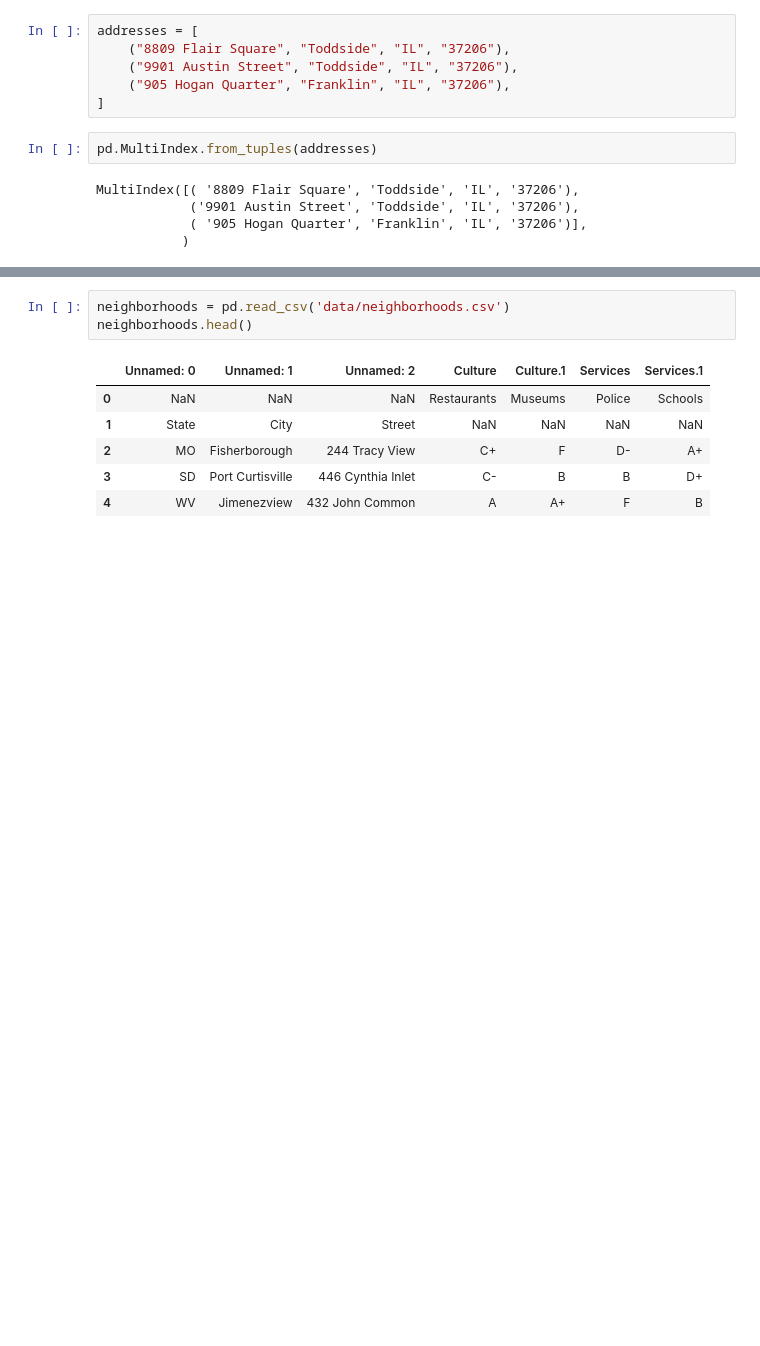
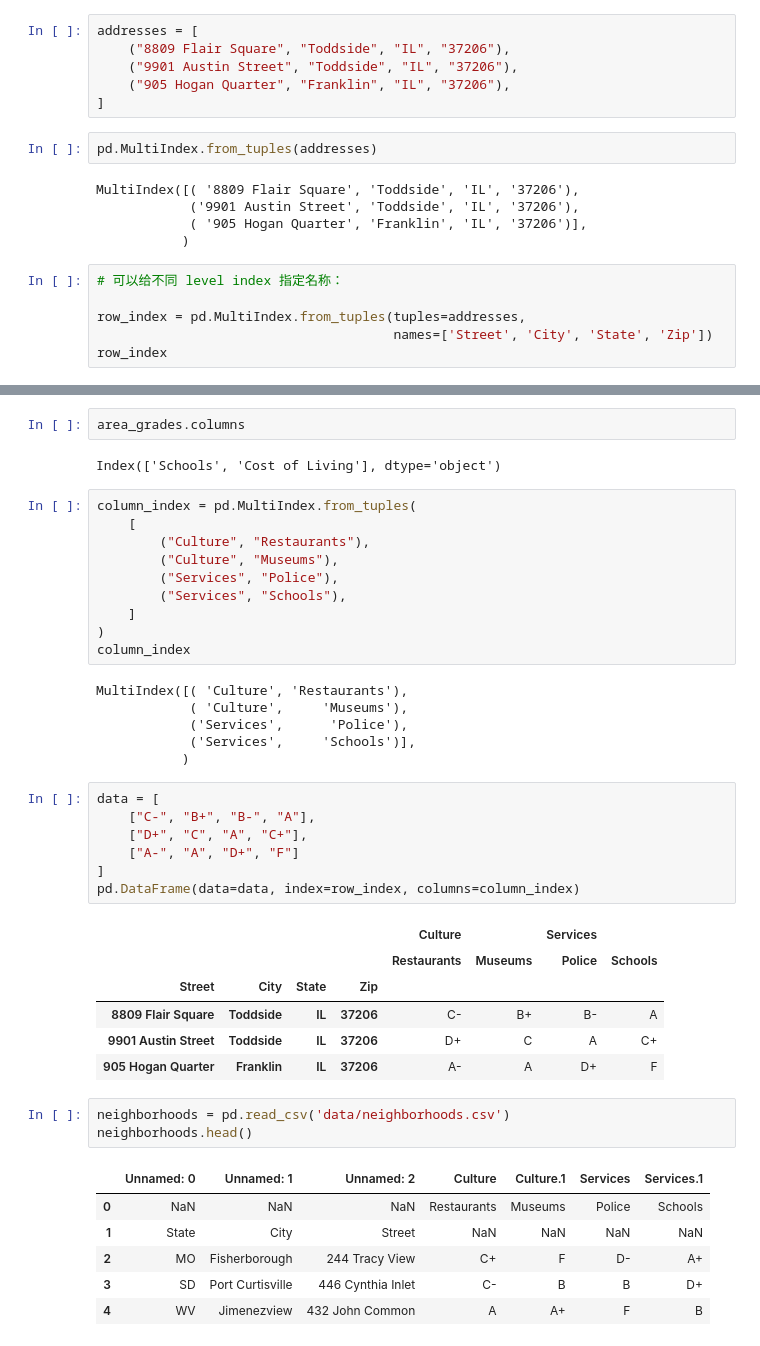
Before and after one commit to jiaweiM/python-note, a Jupyter notebook: src/pandas_test/multiindex_demo.ipynb, the cells around one changed output, grey strips where cells are left out. Drawn from its saved outputs; the diff is of its cells as text; blank space fills up the shorter version.

```diff
--- a/src/pandas_test/multiindex_demo.ipynb
+++ b/src/pandas_test/multiindex_demo.ipynb
@@ -13,3 +13,9 @@ MultiIndex([( '8809 Flair Square', 'Toddside', 'IL', '37206'),
             ('9901 Austin Street', 'Toddside', 'IL', '37206'),
             ( '905 Hogan Quarter', 'Franklin', 'IL', '37206')],
            )
+# %%
+# 可以给不同 level index 指定名称：
+
+row_index = pd.MultiIndex.from_tuples(tuples=addresses,
+                                      names=['Street', 'City', 'State', 'Zip'])
+row_index
@@ -16,3 +42,37 @@ MultiIndex([( '8809 Flair Square', 'Toddside', 'IL', '37206'),
+# %%
+area_grades.columns
+# %% [output]
+Index(['Schools', 'Cost of Living'], dtype='object')
+# %%
+column_index = pd.MultiIndex.from_tuples(
+    [
+        ("Culture", "Restaurants"),
+        ("Culture", "Museums"),
+        ("Services", "Police"),
+        ("Services", "Schools"),
+    ]
+)
+column_index
+# %% [output]
+MultiIndex([( 'Culture', 'Restaurants'),
+            ( 'Culture',     'Museums'),
+            ('Services',      'Police'),
+            ('Services',     'Schools')],
+           )
+# %%
+data = [
+    ["C-", "B+", "B-", "A"],
+    ["D+", "C", "A", "C+"],
+    ["A-", "A", "D+", "F"]
+]
+pd.DataFrame(data=data, index=row_index, columns=column_index)
+# %% [output]
+|  |  |  |  | Culture |  | Services |  |
+|  |  |  |  | Restaurants | Museums | Police | Schools |
+| Street | City | State | Zip |  |  |  |  |
+| 8809 Flair Square | Toddside | IL | 37206 | C- | B+ | B- | A |
+| 9901 Austin Street | Toddside | IL | 37206 | D+ | C | A | C+ |
+| 905 Hogan Quarter | Franklin | IL | 37206 | A- | A | D+ | F |
 # %%
 neighborhoods = pd.read_csv('data/neighborhoods.csv')
 neighborhoods.head()
```
Also changed, not shown: parts of 2 cells of this notebook, 12 other files.
